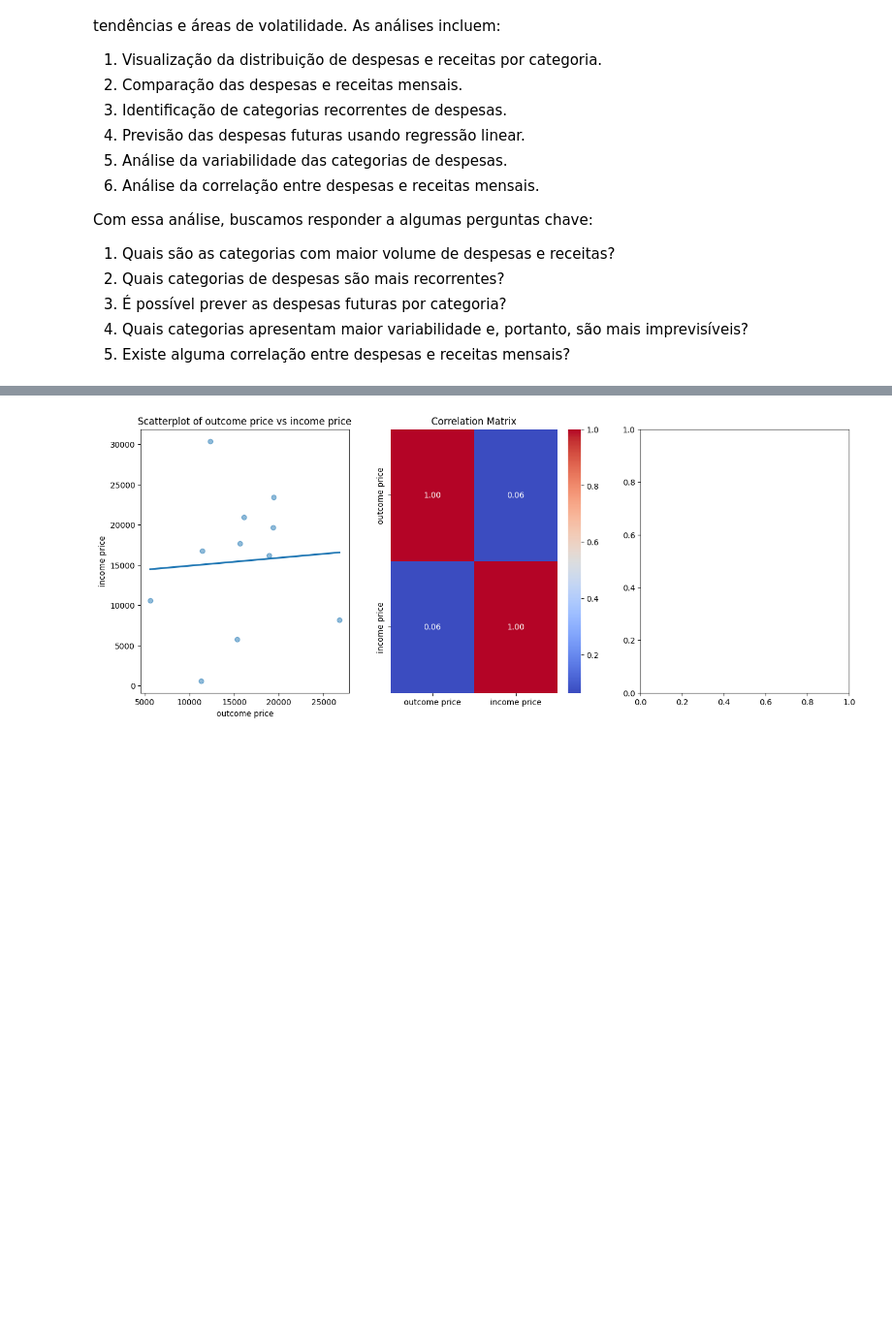
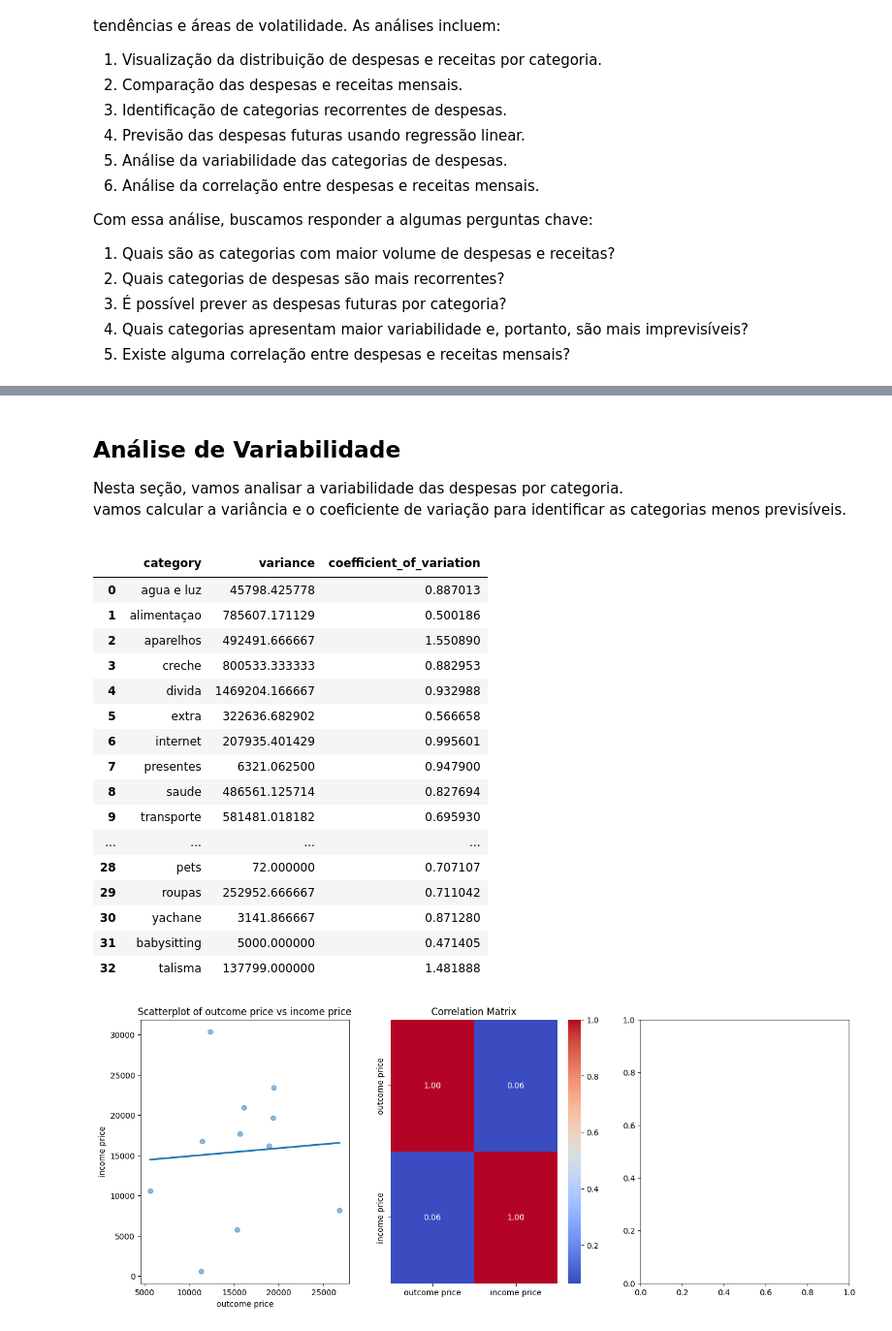
Before and after one commit to talisma-cassoma/ourmoney.desktop, a Jupyter notebook: Exploratory_Data_Analysis.ipynb, the cells around one changed output, grey strips where cells are left out. Shown at 97% size. Cells and saved outputs as stored; diff of their text form; code cells hidden in the pictures; blank space fills up the shorter version.

```diff
--- a/Exploratory_Data_Analysis.ipynb
+++ b/Exploratory_Data_Analysis.ipynb
@@ -399,18 +426,32 @@ Primeiras 5 linhas do dataframe:
 # %%
 # @title Análise Exploratória
+about_recurring_categories = """
+<div>
+<H2>verificando gastos recurrentes</H2>
+<p>
+Vamos começar explorando os dados, visualizando a distribuição de despesas por categoria, comparando<br>
+despesas e receitas mensais e identificando categorias recorrentes nos últimos meses.</p>
+</div>
 """
-## Análise Exploratória
-Vamos começar explorando os dados, visualizando a distribuição de despesas por categoria,
-comparando despesas e receitas mensais e identificando categorias recorrentes nos últimos meses.
-"""
+display(HTML(about_recurring_categories))
+
 expense_analyzer = ExpenseAnalyzer(df)
-expenses_by_month = expense_analyzer.get_expenses_by_month()
-last_months_expenses = expense_analyzer.get_last_months_expenses()
+
+#Set the number of months to filter
+expense_analyzer.set_time_period(-3)
 recurring_categories = expense_analyzer.find_recurring_categories()
 
-print(f'recurring categories in the last months : \n {recurring_categories} \n')
+display(recurring_categories.style.background_gradient())
+
+about_annual_expenses_by_category = """
+<div>
+<H2>Análise Anual de Despesas por Categoria</H2>
+<p>abaixo podemos visualizar da distribuição de despesas e receitas por categoria no ano.</p>
+</div>
+"""
+display(HTML(about_annual_expenses_by_category))
 
 pivot_table_visualizer = PivotTableVisualizer(expenses_by_month)
 styled_pivot_table = pivot_table_visualizer.create_pivot_table()
-styled_pivot_table
+display(styled_pivot_table)
 # %% [output]
@@ -494,12 +551,16 @@ predicted values for next month :
 # %%
 # @title Análise de Variabilidade
+about_variability = """
+<div>
+<H2>Análise de Variabilidade</H2>
+<p>Nesta seção, vamos analisar a variabilidade das despesas por categoria.<br>
+vamos calcular a variância e o coeficiente de variação para identificar
+as categorias menos previsíveis.</p>
+</div>
 """
-## Análise de Variabilidade
-Aqui, vamos calcular a variância e o coeficiente de variação para identificar
-as categorias menos previsíveis.
-"""
+display(HTML(about_variability))
 
 variability_analyzer = VariabilityAnalyzer(expenses_by_month)
 variability = variability_analyzer.calculate_variability()
-print(f'variability analysis : \n{variability}')
+display(variability.style.background_gradient())
 # %% [output]
@@ -523,3 +567,23 @@ variability analysis :
+Análise de Variabilidade
+Nesta seção, vamos analisar a variabilidade das despesas por categoria.
+vamos calcular a variância e o coeficiente de variação para identificar as categorias menos previsíveis.
+|  | category | variance | coefficient_of_variation |
+| 0 | agua e luz | 45798.425778 | 0.887013 |
+| 1 | alimentaçao | 785607.171129 | 0.500186 |
+| 2 | aparelhos | 492491.666667 | 1.550890 |
+| 3 | creche | 800533.333333 | 0.882953 |
+| 4 | divida | 1469204.166667 | 0.932988 |
+| 5 | extra | 322636.682902 | 0.566658 |
+| 6 | internet | 207935.401429 | 0.995601 |
+| 7 | presentes | 6321.062500 | 0.947900 |
+| 8 | saude | 486561.125714 | 0.827694 |
+| 9 | transporte | 581481.018182 | 0.695930 |
+| ... | ... | ... | ... |
+| 28 | pets | 72.000000 | 0.707107 |
+| 29 | roupas | 252952.666667 | 0.711042 |
+| 30 | yachane | 3141.866667 | 0.871280 |
+| 31 | babysitting | 5000.000000 | 0.471405 |
+| 32 | talisma | 137799.000000 | 1.481888 |
 # %%
 # @title Análise de Correlação
 """
```
Also changed, not shown: parts of 5 cells of this notebook.
